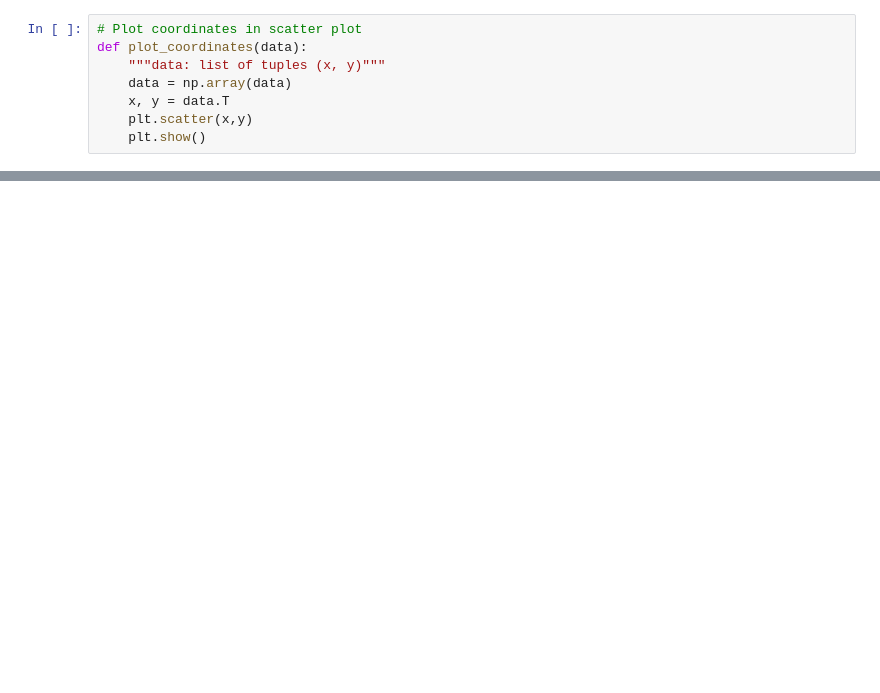
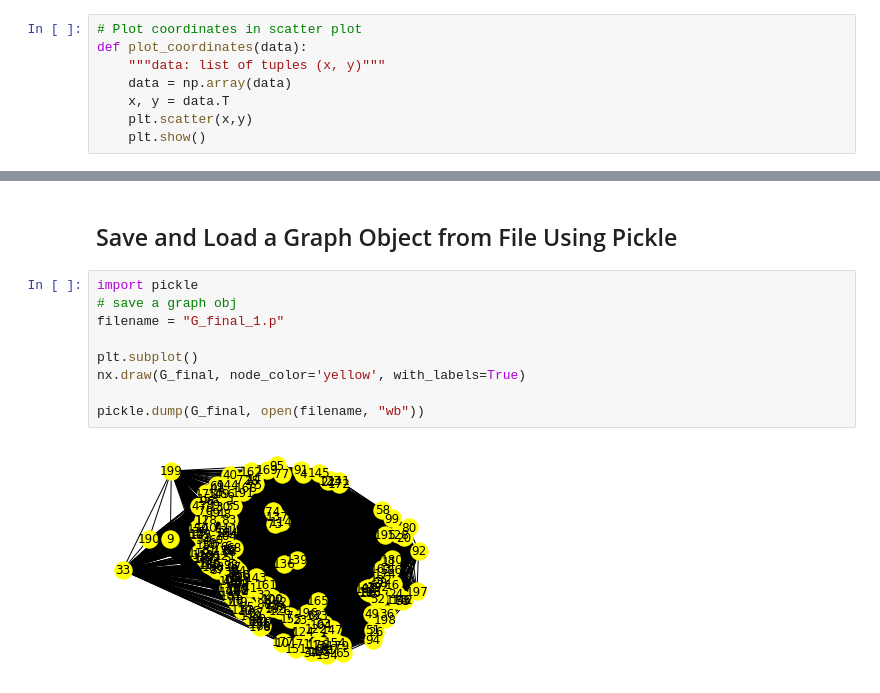
Before and after one commit to radarlwd/project-fa19, a Jupyter notebook: notebooks-son.ipynb, the cells around one changed output, grey strips where cells are left out. Saved outputs shown, nothing was run; the diff lists cells and outputs as text; blank space fills up the shorter version.

```diff
--- a/notebooks-son.ipynb
+++ b/notebooks-son.ipynb
@@ -370,0 +359,13 @@ total fixes:  0
+# %% [markdown]
+## Save and Load a Graph Object from File Using Pickle
+# %%
+import pickle
+# save a graph obj
+filename = "G_final_1.p"
+
+plt.subplot()
+nx.draw(G_final, node_color='yellow', with_labels=True)
+
+pickle.dump(G_final, open(filename, "wb"))
+# %% [output]
+[figure, added]
```
Also changed, not shown: parts of 27 cells of this notebook.
